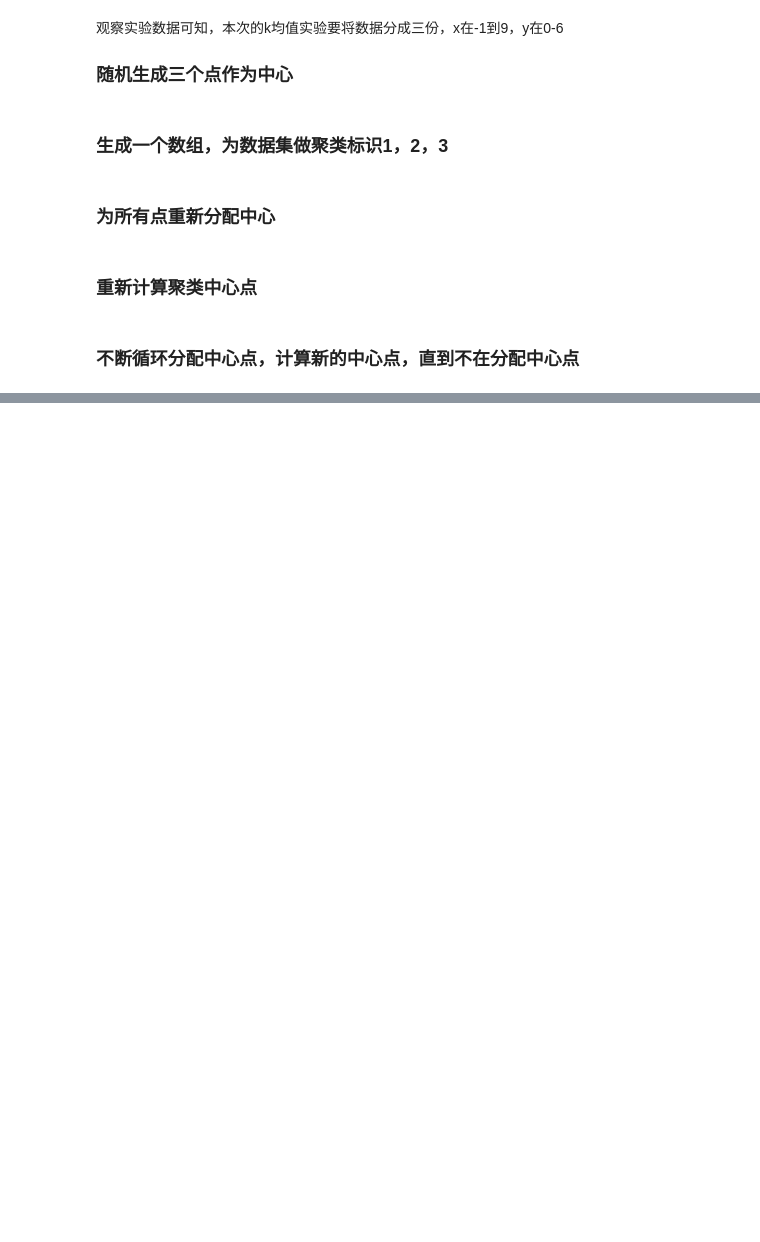
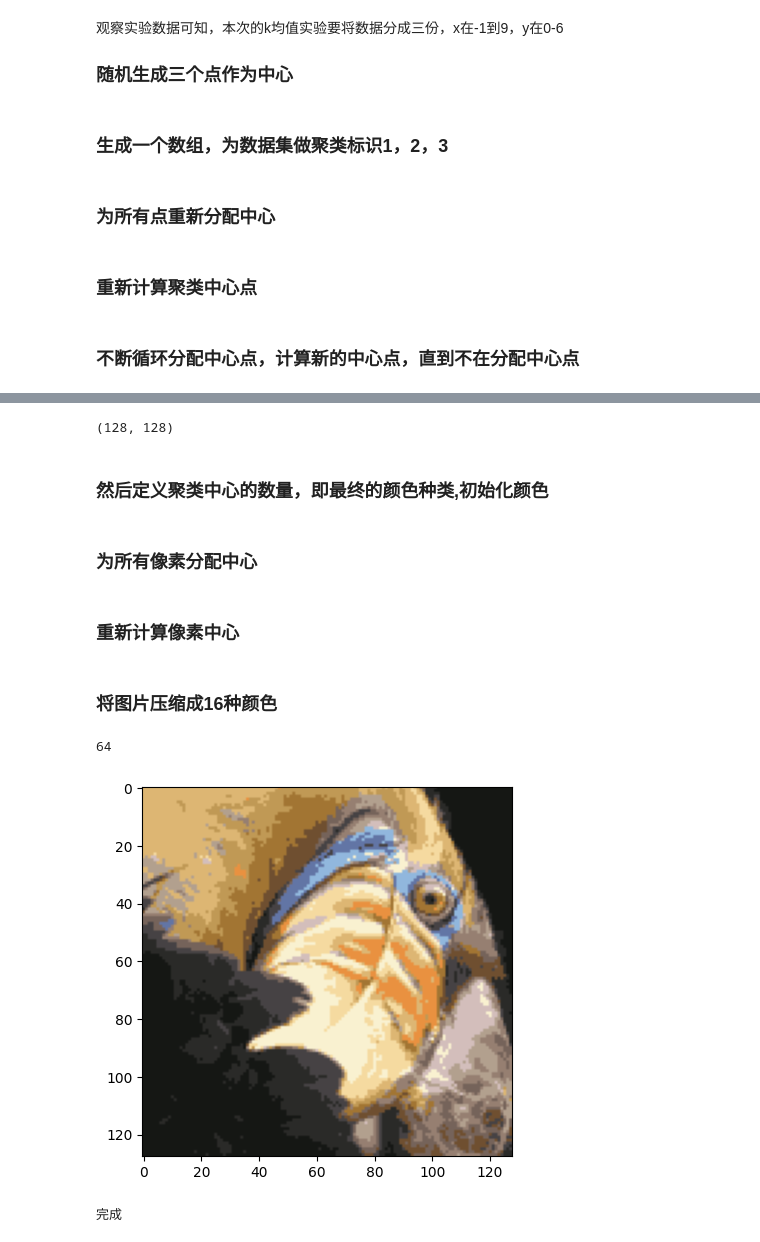
Before and after one commit to keptupp/MachineClass, a Jupyter notebook: exercise_7/mycode.ipynb, the cells around one changed output, grey strips where cells are left out. Drawn from its saved outputs; the diff is of its cells as text; code cells hidden in the pictures; blank space fills up the shorter version.

```diff
--- a/exercise_7/mycode.ipynb
+++ b/exercise_7/mycode.ipynb
@@ -76,0 +94,61 @@ plt.show()
+# %%
+mark_image=np.zeros(pic.shape[:2])
+mark_image.shape
+# %% [output]
+(128, 128)
+# %% [markdown]
+### 然后定义聚类中心的数量，即最终的颜色种类,初始化颜色
+# %%
+color_nums=16
+color_center=np.random.random((color_nums,3))
+# %% [markdown]
+### 为所有像素分配中心
+# %%
+def reDistributionPixelCenter(color_center,mark_image):
+    notChange=True#标记是否已经聚类好，也就是notChange为true
+    for i1 in range(pic.shape[0]):
+        for i2 in range(pic.shape[1]):#遍历128*128个像素
+            min=1518750
+            minIndex=0
+            for j in range(color_nums):#计算第i个像素离那个中心最近
+                l2=np.power(pic[i1,i2,0]-color_center[j,0],2)+np.power(pic[i1,i2,1]-color_center[j,1],2)+np.power(pic[i1,i2,2]-color_center[j,2],2)
+                if(l2<min):
+                    min=l2
+                    minIndex=j
+            if(mark_image[i1,i2]!=minIndex):
+                mark_image[i1,i2]=minIndex#把i点分配到距离最近的中心
+                notChange=False#说明还有改变中心的点，并没有聚好
+    return color_center,mark_image,notChange
+# %% [markdown]
+### 重新计算像素中心
+# %%
+def computeNewPixelCenter(color_center,mark_image):
+    for i in range(color_center.shape[0]):
+        if(pic[mark_image[:,:]==i].shape[0]==0):#防止某一个中心没有元素，就重新随机生成中心
+            color_center[i]=np.random.random((1,3))
+        else:
+            color_center[i]=pic[mark_image[:,:]==i].mean(axis=0)#取每种分类的均值做为新的中心
+    return color_center
+# %% [markdown]
+### 将图片压缩成16种颜色
+# %%
+notChange=False
+epoch=0
+while(not notChange):
+    color_center,mark_image,notChange=reDistributionPixelCenter(color_center,mark_image)#为每个像素分配中心
+    color_center=computeNewPixelCenter(color_center,mark_image)#重新计算中心
+    epoch+=1
+
+print(epoch)#显示迭代次数
+min_image=np.zeros(pic.shape)#构造出简化后的图片
+for i1 in range(min_image.shape[0]):
+    for i2 in range(min_image.shape[1]):
+        min_image[i1,i2,:]=color_center[int(mark_image[i1,i2]),:]
+plt.imshow(min_image)
+plt.show()
+
+print("完成")
+# %% [output]
+64
+[figure, added]
+完成
```
Also changed, not shown: parts of 9 cells of this notebook, 1 other file.
